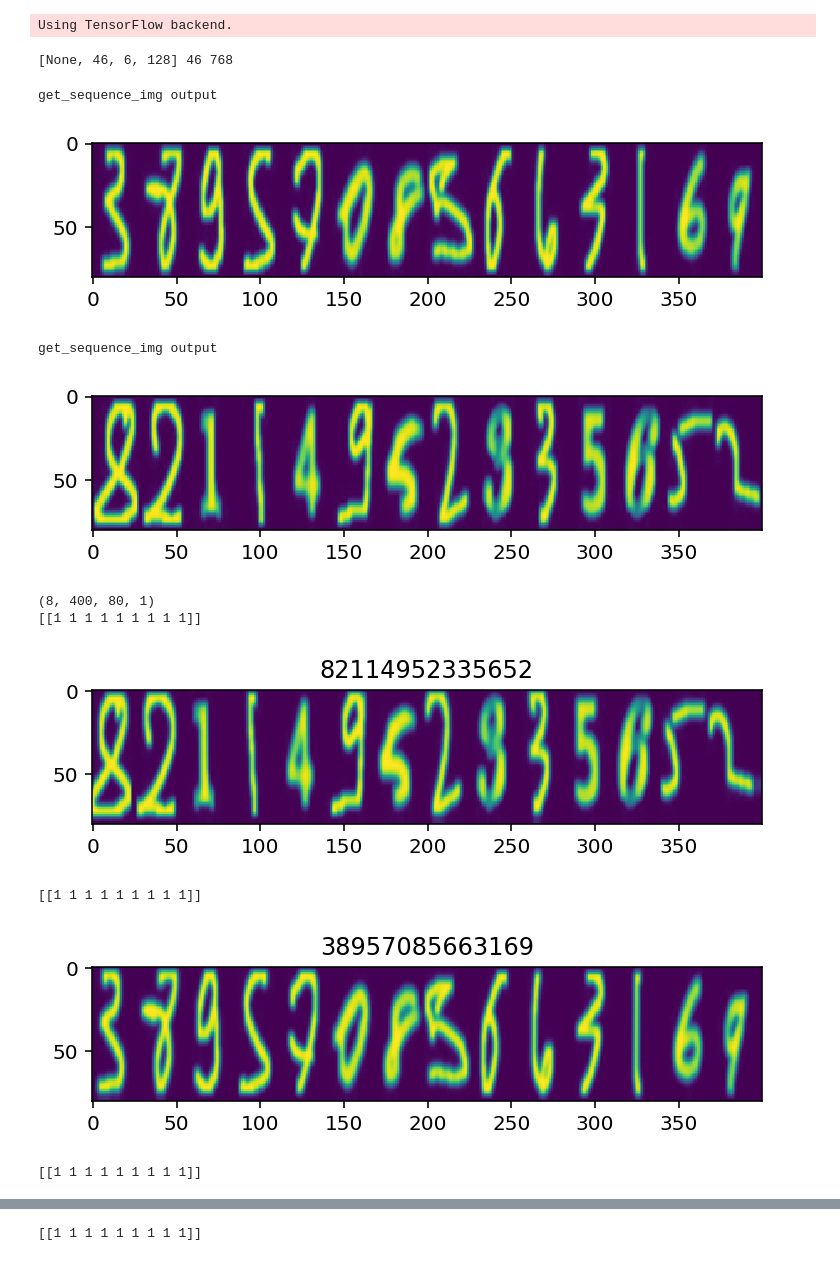
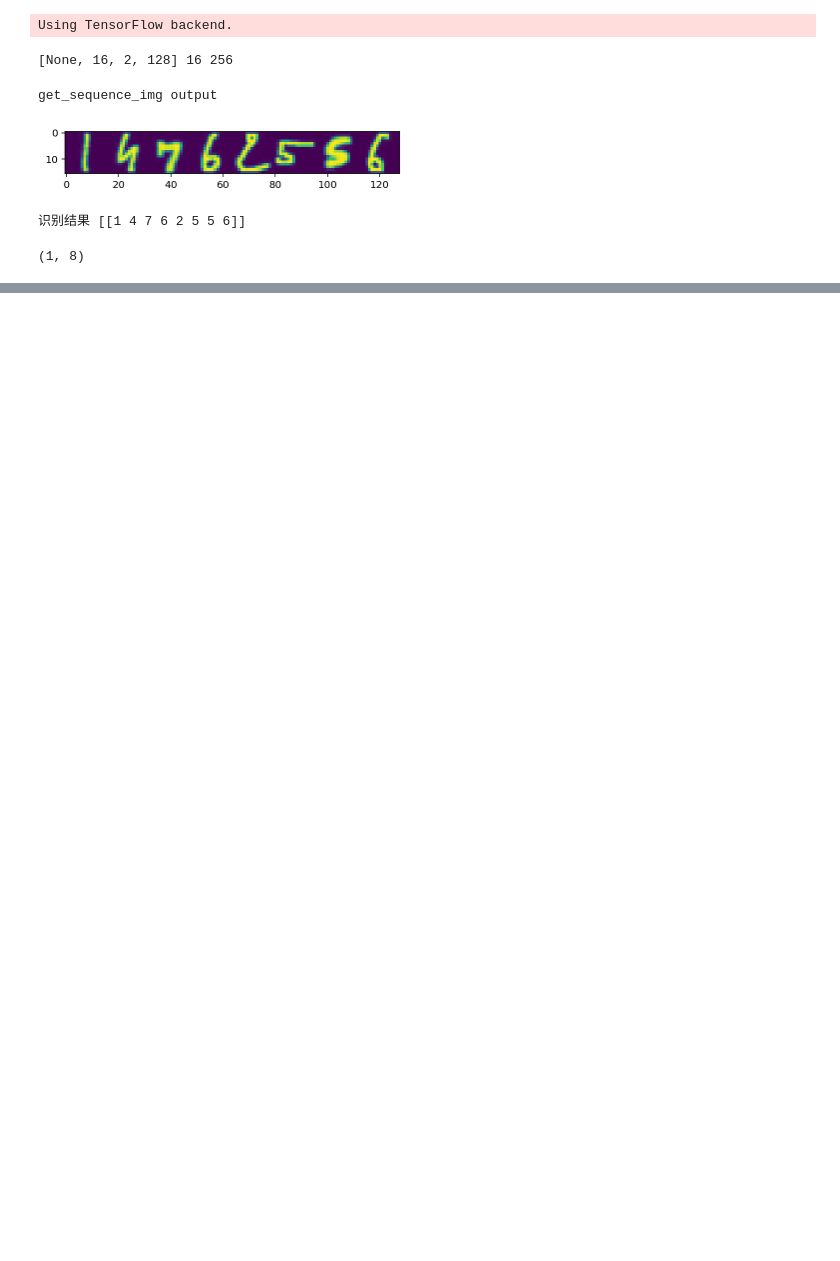
Before and after one commit to lianxiaolei/sequence-recognition, a Jupyter notebook: notebook/crnn.ipynb, the cells around one changed output, grey strips where cells are left out. Drawn from its saved outputs; the diff is of its cells as text; code cells hidden in the pictures; blank space fills up the shorter version.

Commit message:
update: Use keras to code crnn.

```diff
--- a/notebook/crnn.ipynb
+++ b/notebook/crnn.ipynb
@@ -17,7 +17,7 @@ import skimage
 Using TensorFlow backend.
 # %%
 characters = '0123456789'
-width, height, n_len, n_class = 400, 80, 14, len(characters) + 1
+width, height, n_len, n_class = 128, 16, 8, len(characters) + 1
 # %%
 from keras import backend as K
 
@@ -61,10 +61,10 @@ rnn_size = 128
 input_tensor = Input((width, height, 1))
 x = input_tensor
 for i in range(3):
-    x = Conv2D(32*2**i, (3, 3), kernel_initializer='he_normal')(x)
+    x = Conv2D(32*2**i, (3, 3), kernel_initializer='he_normal', padding='SAME')(x)
     x = BatchNormalization()(x)
     x = Activation('relu')(x)
-    x = Conv2D(32*2**i, (3, 3), kernel_initializer='he_normal')(x)
+    x = Conv2D(32*2**i, (3, 3), kernel_initializer='he_normal', padding='SAME')(x)
     x = BatchNormalization()(x)
     x = Activation('relu')(x)
     x = MaxPooling2D(pool_size=(2, 2))(x)
@@ -100,13 +100,13 @@ input_length = Input(name='input_length', shape=(1,), dtype='int64')
 label_length = Input(name='label_length', shape=(1,), dtype='int64')
 loss_out = Lambda(ctc_lambda_func, name='ctc')([base_model.output, labels, input_length, label_length])
 # %% [output]
-[None, 46, 6, 128] 46 768
+[None, 16, 2, 128] 16 256
 # %%
 model = Model(inputs=(input_tensor, labels, input_length, label_length), outputs=loss_out)
 model.compile(loss={'ctc': lambda y_true, y_pred: y_pred}, optimizer='adam')
 # %%
 # model = load_model('crnn_model.h5', custom_objects={'tf': tf, '<lambda>': lambda y_true, y_pred: y_pred})
-model = load_model('crnn_model_10.h5')
+model = load_model('../model/crnn_epoch.h5')
 # %%
 def generate():
     ds = '0123456789'
@@ -142,7 +142,7 @@ def get_sequence_img(chars):
     x = get_img_by_char(chars[0])
     for i in range(1, len(chars)):
         x = np.hstack([x, get_img_by_char(chars[i])])
-    x = cv2.resize(x, (400, 80))
+    x = cv2.resize(x, (width, height))
 #     x = skimage.util.random_noise(x, mode='gaussian', clip=True)
     print('get_sequence_img output')
     plt.imshow(x)
@@ -150,7 +150,7 @@ def get_sequence_img(chars):
 #     print (chars, x.shape)
     return x
 
-def gen(batch_size=128, gene=4):
+def gen(batch_size=128, gene=1):
     X = np.zeros((batch_size, width, height, 1), dtype=np.uint8)
     y = np.zeros((batch_size, n_len), dtype=np.uint8)
     while True:
@@ -192,29 +192,18 @@ datagen = ImageDataGenerator(
             zoom_range=0.0,
             fill_mode='nearest')
 # %%
-(X_vis, y_vis, input_length_vis, label_length_vis), _ = next(gen(2))
-# print(X_vis.shape, y_vis, input_length_vis, label_length_vis)
-print(X_vis.shape)
-
-for i in range(X_vis.shape[0]):
-    shape = y_pred[:,2:,:].shape
-    ctc_decode = K.ctc_decode(y_pred[:,2:,:], input_length=np.ones(y_pred.shape[0])*rnn_length)[0][0]
-    out = K.get_value(ctc_decode)[:, :]
-    print(out)
-    tmp = X_vis[i].transpose(1, 0, 2)
-    tmp = tmp[:, :, 0]
-
-    plt.imshow(tmp)
-    plt.title(''.join([characters[i] for i in y_vis[i]]))
-    plt.show()
+n_len = 8
+generator = gen(1)
+[X_test, y_test, _, _], _  = next(generator)
+y_pred = model.predict(X_test)
+# print y_pred[0]
+shape = y_pred[:,2:,:].shape
+ctc_decode = K.ctc_decode(y_pred[:,2:,:], input_length=np.ones(y_pred.shape[0])*rnn_length)[0][0]
+out = K.get_value(ctc_decode)[:, :]
+print('识别结果', out)
+out.shape
 # %% [output]
 get_sequence_img output
-[figure, old version]
+[figure, new version]
-get_sequence_img output
+识别结果 [[1 4 7 6 2 5 5 6]]
-[figure, removed]
-(8, 400, 80, 1)
-[[1 1 1 1 1 1 1 1 1]]
+(1, 8)
-[figure, removed]
-[[1 1 1 1 1 1 1 1 1]]
-[figure, removed]
-[[1 1 1 1 1 1 1 1 1]]
@@ -222 +209,0 @@ get_sequence_img output
-[[1 1 1 1 1 1 1 1 1]]
```
Also changed, not shown: parts of 13 cells of this notebook, 7 other files.
